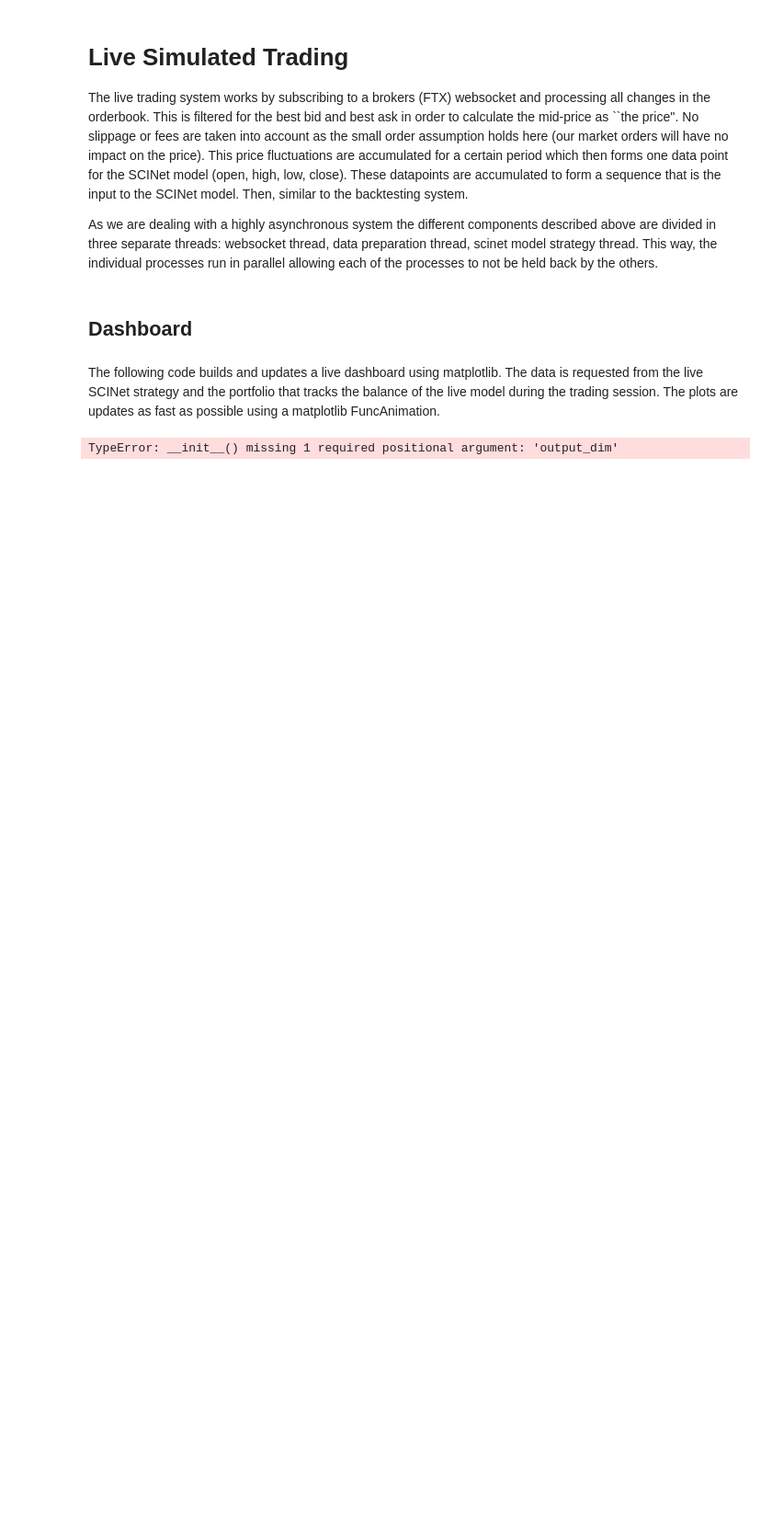
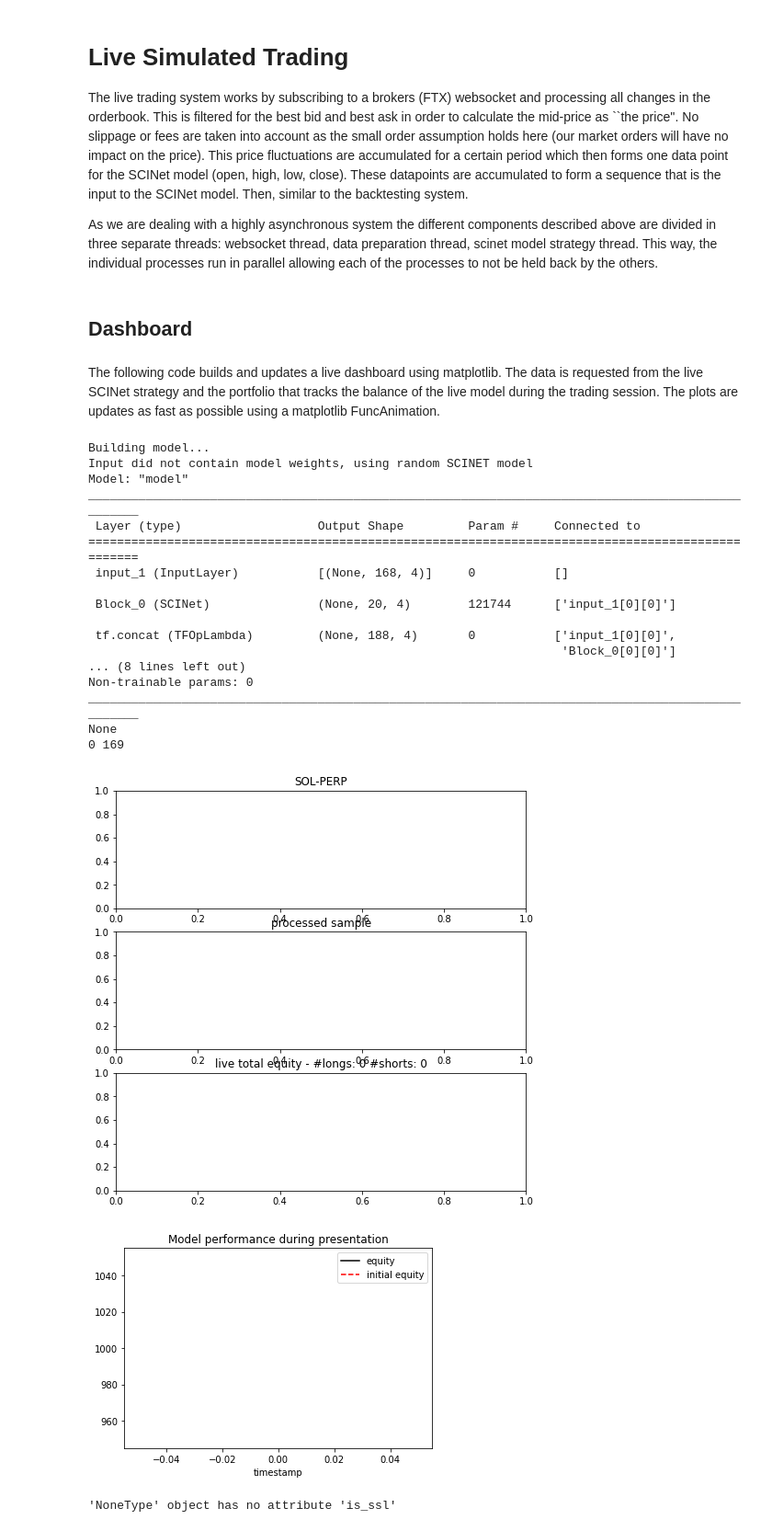
Before and after one commit to HiddeKanger/SCINet, a Jupyter notebook: exp/live_trading/LiveDemo.ipynb, the cells around one changed output. Shown at 92% size. Saved outputs shown, nothing was run; the diff lists cells and outputs as text; code cells hidden in the pictures; blank space fills up the shorter version.

Commit message:
Update usage SCINET in live trading
Need to make a model to run on this yet

```diff
--- a/exp/live_trading/LiveDemo.ipynb
+++ b/exp/live_trading/LiveDemo.ipynb
@@ -129,7 +129,7 @@ max_queue_len = 1000 #only display the latest 1000 points for speed
 markets = ["SOL-PERP"] #market to trade on
 
 X_LEN = 168 #input sample length
-Y_LEN = 20 #output sample length
+Y_LEN = [20, 20] #output sample length
 
 #websocket handler
 ws_manager = WebsocketManager(  URL = URL,
@@ -151,38 +151,58 @@ begin_cash = 1000 #beginning equity
 #live scinet model
 live_model = LiveSCINET(prepper = data_prepper,
                         n_features = int(4 * len(markets)),
+                        output_dim =  [int(4 * len(markets))] * 2,
                         X_LEN = X_LEN,
                         Y_LEN = Y_LEN,
                         threshold = 0.25,
-                        model_weights = model_weights,
+                        model_weights = None, # WARNING # TODO
                         begin_cash = begin_cash,
                     )
 
 ws_thread = Thread(target = ws_manager.connect)
 prepper_thread = Thread(target = data_prepper.run)
 scinet_thread = Thread(target = live_model.run)
 
 ws_thread.start()
 prepper_thread.start()
 scinet_thread.start()
 
 
 live_plot(ws_manager, data_prepper, live_model)
 
 
 #in case plot is closed -> stop all threads
 ws_manager.stop()
 data_prepper.stop()
 live_model.stop()
 
 
 performance = live_model.historic_equity
 plt.figure()
 plt.plot(performance, color = "black", label = "equity")
 plt.hlines(begin_cash, 0, len(performance), color = "red", linestyle = "--", label = "initial equity")
 plt.xlabel("timestamp")
 plt.title("Model performance during presentation")
 plt.legend()
 plt.show()
 # %% [output]
-TypeError: __init__() missing 1 required positional argument: 'output_dim'
+Building model...
+Input did not contain model weights, using random SCINET model
+Model: "model"
+__________________________________________________________________________________________________
+ Layer (type)                   Output Shape         Param #     Connected to
+==================================================================================================
+ input_1 (InputLayer)           [(None, 168, 4)]     0           []
+
+ Block_0 (SCINet)               (None, 20, 4)        121744      ['input_1[0][0]']
+
+ tf.concat (TFOpLambda)         (None, 188, 4)       0           ['input_1[0][0]',
+                                                                  'Block_0[0][0]']
+... (8 lines left out)
+Non-trainable params: 0
+__________________________________________________________________________________________________
+None
+0 169
+[figure, added]
+[figure, added]
+'NoneType' object has no attribute 'is_ssl'
```
Also changed, not shown: 3 other files.
